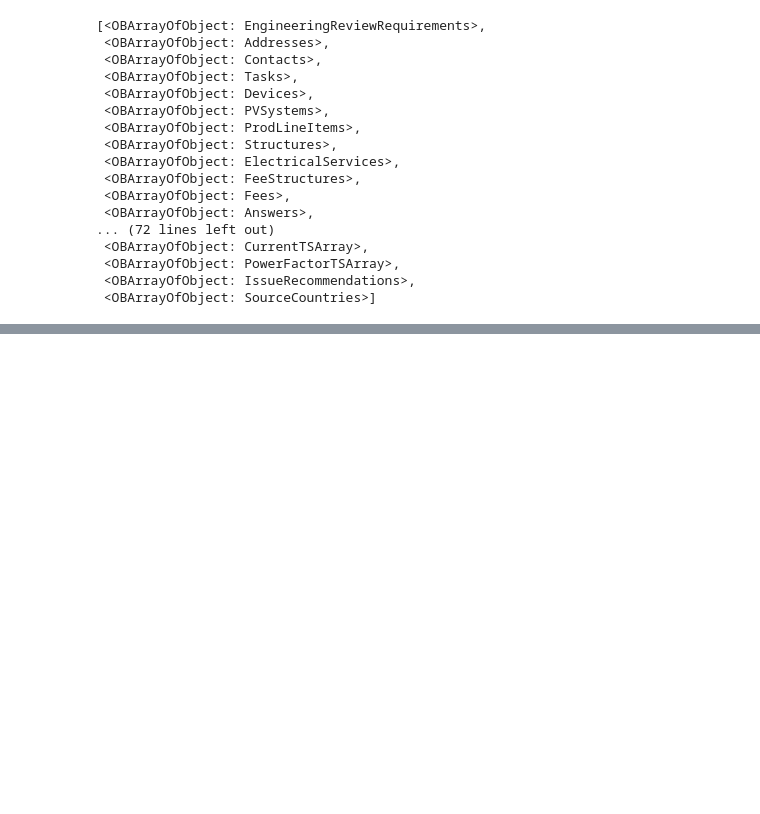
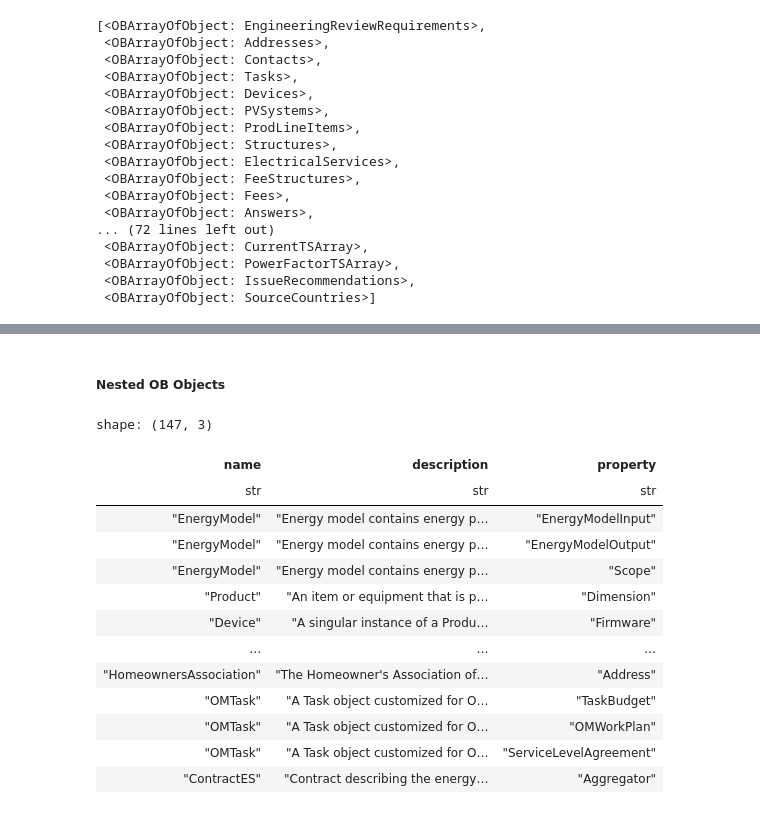
Before and after one commit to Open-Orange-Button/Orange-Button-ChecklistRegistry, a Jupyter notebook: ob_taxonomy/upload_taxonomy.ipynb, the cells around one changed output, grey strips where cells are left out. Saved outputs shown, nothing was run; the diff lists cells and outputs as text; code cells hidden in the pictures; blank space fills up the shorter version.

```diff
--- a/ob_taxonomy/upload_taxonomy.ipynb
+++ b/ob_taxonomy/upload_taxonomy.ipynb
@@ -485,0 +497,22 @@ models.OBArrayOfObject.objects.bulk_create([
+# %% [markdown]
+##### Nested OB Objects
+# %%
+ob_objects_and_their_nested_objects =  ob_object_properties.filter(pl.col('property').is_in(
+    list(models.OBObject.objects.filter(name__in=ob_object_properties['property']).values_list('name', flat=True))
+))
+ob_objects_and_their_nested_objects
+# %% [output]
+shape: (147, 3)
+| name | description | property |
+| str | str | str |
+| "EnergyModel" | "Energy model contains energy p… | "EnergyModelInput" |
+| "EnergyModel" | "Energy model contains energy p… | "EnergyModelOutput" |
+| "EnergyModel" | "Energy model contains energy p… | "Scope" |
+| "Product" | "An item or equipment that is p… | "Dimension" |
+| "Device" | "A singular instance of a Produ… | "Firmware" |
+| … | … | … |
+| "HomeownersAssociation" | "The Homeowner's Association of… | "Address" |
+| "OMTask" | "A Task object customized for O… | "TaskBudget" |
+| "OMTask" | "A Task object customized for O… | "OMWorkPlan" |
+| "OMTask" | "A Task object customized for O… | "ServiceLevelAgreement" |
+| "ContractES" | "Contract describing the energy… | "Aggregator" |
```
Also changed, not shown: parts of 13 cells of this notebook, 1 other file.
